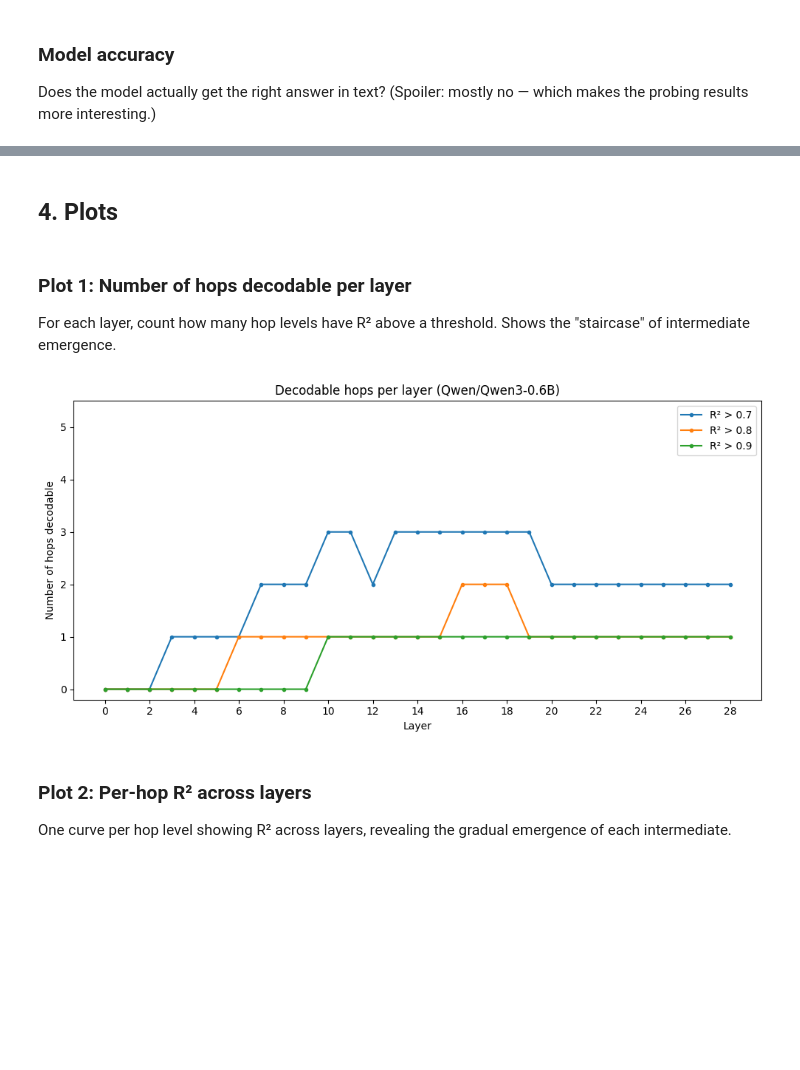
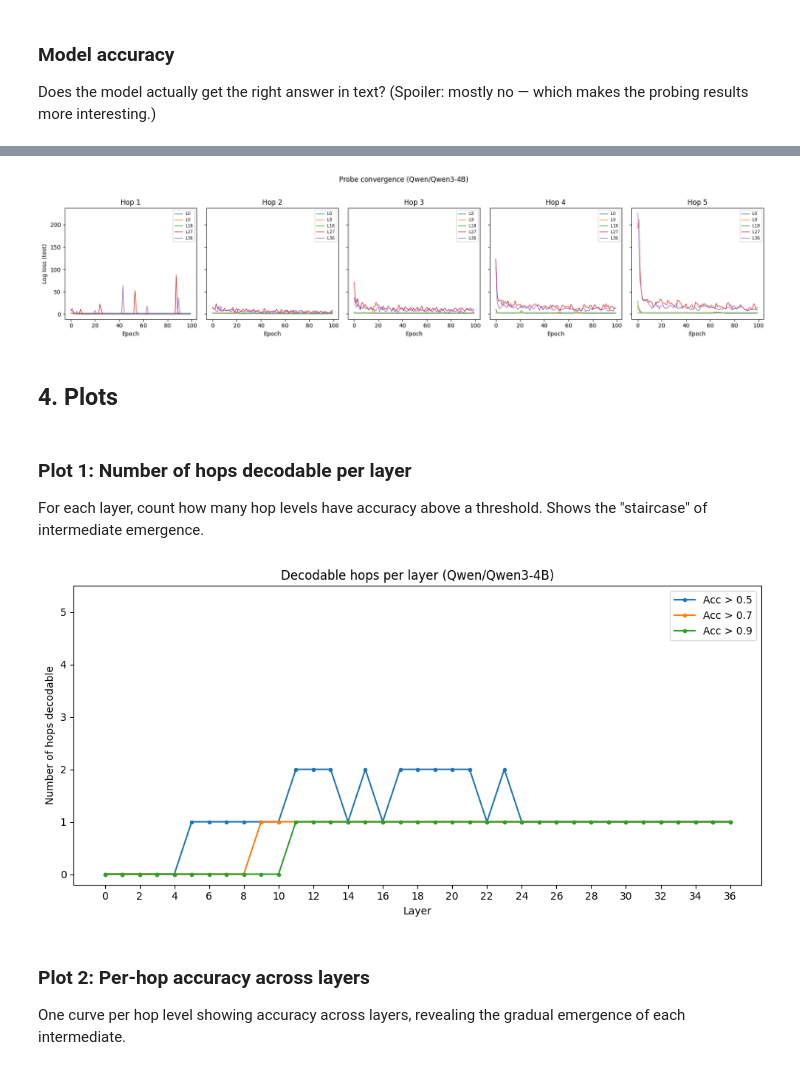
Before and after one commit to japhba/forward-pass-CoT, a Jupyter notebook: notebook.ipynb, the cells around one changed output, grey strips where cells are left out. Drawn from its saved outputs; the diff is of its cells as text; code cells hidden in the pictures; blank space fills up the shorter version.

```diff
--- a/notebook.ipynb
+++ b/notebook.ipynb
@@ -89,17 +92,38 @@ plt.show()
+# %%
+### Loss curves — sample a few (layer, hop) pairs to check convergence
+fig, axes = plt.subplots(1, 5, figsize=(18, 4), sharey=True)
+n_layers = loss_curves.shape[0]
+sample_layers = [0, n_layers // 4, n_layers // 2, 3 * n_layers // 4, n_layers - 1]
+for hop in range(loss_curves.shape[1]):
+    ax = axes[hop]
+    for l in sample_layers:
+        curve = loss_curves[l, hop, :]
+        if not np.all(np.isnan(curve)):
+            ax.plot(curve, label=f"L{l}", linewidth=1)
+    ax.set_title(f"Hop {hop+1}")
+    ax.set_xlabel("Epoch")
+    if hop == 0:
+        ax.set_ylabel("Log loss (test)")
+    ax.legend(fontsize=7)
+fig.suptitle(f"Probe convergence ({MODEL_NAME})", y=1.02)
+fig.tight_layout()
+plt.show()
+# %% [output]
+[figure, added]
 # %% [markdown]
 ## 4. Plots
 # %% [markdown]
 ### Plot 1: Number of hops decodable per layer
 
-For each layer, count how many hop levels have R² above a threshold. Shows the "staircase" of intermediate emergence.
+For each layer, count how many hop levels have accuracy above a threshold. Shows the "staircase" of intermediate emergence.
 # %%
-n_layers, max_hop = r2_matrix.shape
+n_layers, max_hop = acc_matrix.shape
 layers = np.arange(n_layers)
 
 fig, ax = plt.subplots(figsize=(10, 5))
-for thresh in [0.7, 0.8, 0.9]:
-    counts = [np.sum(r2_matrix[l][~np.isnan(r2_matrix[l])] > thresh) for l in range(n_layers)]
-    ax.plot(layers, counts, marker="o", markersize=3, label=f"R² > {thresh}")
+for thresh in [0.5, 0.7, 0.9]:
+    counts = [np.sum(acc_matrix[l][~np.isnan(acc_matrix[l])] > thresh) for l in range(n_layers)]
+    ax.plot(layers, counts, marker="o", markersize=3, label=f"Acc > {thresh}")
 ax.set_xlabel("Layer")
 ax.set_ylabel("Number of hops decodable")
 ax.set_title(f"Decodable hops per layer ({MODEL_NAME})")
@@ -110,11 +134,11 @@ fig.tight_layout()
 fig.savefig("plot_decodable_hops.png", dpi=150)
 plt.show()
 # %% [output]
-[figure, old version]
+[figure, new version]
 # %% [markdown]
-### Plot 2: Per-hop R² across layers
+### Plot 2: Per-hop accuracy across layers
 
-One curve per hop level showing R² across layers, revealing the gradual emergence of each intermediate.
+One curve per hop level showing accuracy across layers, revealing the gradual emergence of each intermediate.
 # %%
 fig, ax = plt.subplots(figsize=(10, 5))
 for hop in range(max_hop):
```
Also changed, not shown: parts of 11 cells of this notebook, 2 other files.
